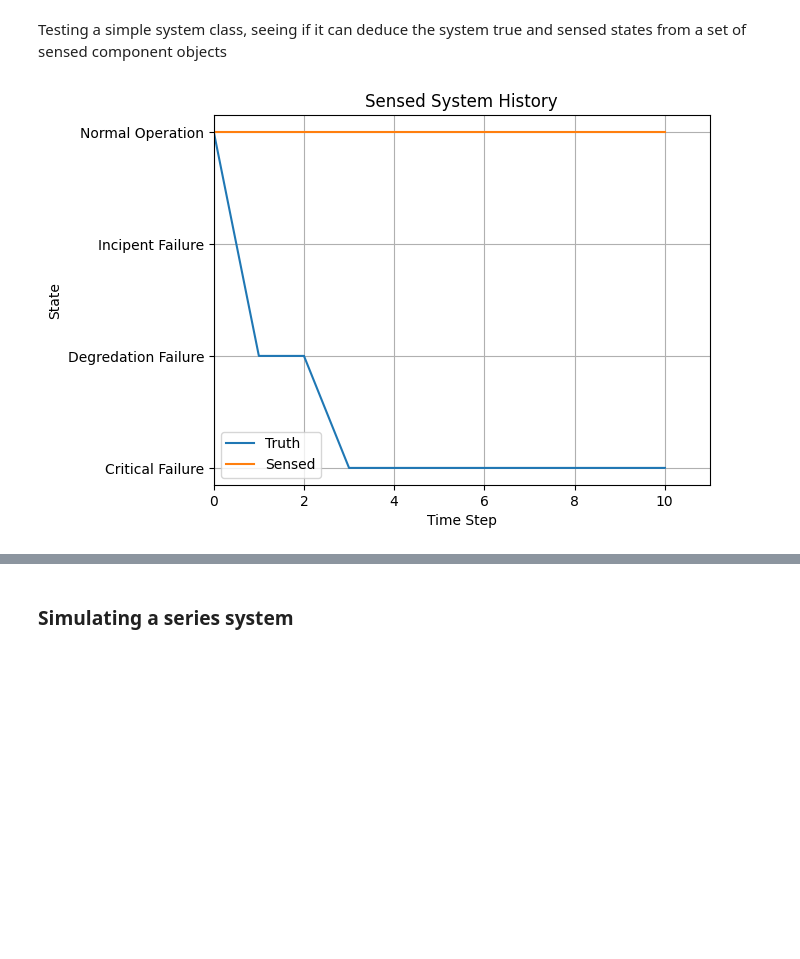
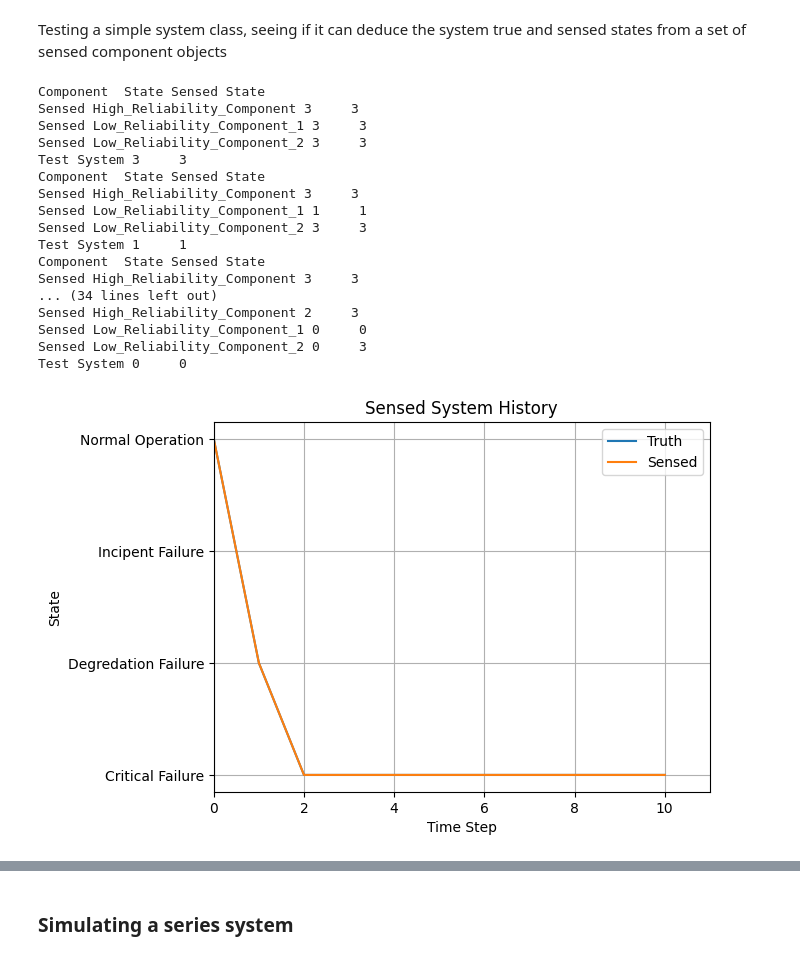
Before and after one commit to andreyaW/KISS, a Jupyter notebook: shipClassTests/systemTest.ipynb, the cells around one changed output, grey strips where cells are left out. Cells and saved outputs as stored; diff of their text form; code cells hidden in the pictures; blank space fills up the shorter version.

```diff
--- a/shipClassTests/systemTest.ipynb
+++ b/shipClassTests/systemTest.ipynb
@@ -14,37 +14,57 @@ states = { 0: 'Critical Failure',
            2: 'Incipent Failure',
            3: 'Normal Operation'}
 
 high_rel_mat = [[1, 0, 0, 0],
                 [0.4, 0.6, 0, 0],
                 [0.2, 0.2, 0.6, 0],
                 [0.025, 0.025, 0.05, 0.9]]
 
 low_rel_mat = [[1, 0, 0, 0],
                 [0.6, 0.4, 0, 0],
                 [0.2, 0.5, 0.3, 0],
                 [0.1, 0.1, 0.2, 0.6]]
 
 # assuming all components will have a default sensor with the same states and matrix (good sensing capability)
 sensor_states = {0: 'Faulty',
                  1: 'Normal Operation'}
 sensor_mat = [[1, 0],
               [0.5, 0.5]]
 
 # initialize three sensed components, one sensor attached to each component
 # the sensor is the same for all three components, but they can be different if desired
 sc1 = SensedComp(states, high_rel_mat, sensor_states, sensor_mat, 3, 'High_Reliability_Component')
 sc2 = SensedComp(states, low_rel_mat, sensor_states, sensor_mat, 3, 'Low_Reliability_Component_1')
 sc3 = SensedComp(states, low_rel_mat, sensor_states, sensor_mat, 3, 'Low_Reliability_Component_2')
 
 # create a system from the sensed components
 sensed_components = [sc1, sc2, sc3]
+sys = System('Test System', sensed_components)
 
-sys = System('test_system', sensed_components)
-# sys.outputSystemStates()
-sys.simulate(10)
+# simulate the system for 10 time steps
+steps = 10
+for step in range(steps):
+    # sys.outputSystemStates()
+    sys.simulate(1)
 sys.plotHistory()
 # %% [output]
+Component  State Sensed State
+Sensed High_Reliability_Component 3     3
+Sensed Low_Reliability_Component_1 3     3
+Sensed Low_Reliability_Component_2 3     3
+Test System 3     3
+Component  State Sensed State
+Sensed High_Reliability_Component 3     3
+Sensed Low_Reliability_Component_1 1     1
+Sensed Low_Reliability_Component_2 3     3
+Test System 1     1
+Component  State Sensed State
+Sensed High_Reliability_Component 3     3
+... (34 lines left out)
+Sensed High_Reliability_Component 2     3
+Sensed Low_Reliability_Component_1 0     0
+Sensed Low_Reliability_Component_2 0     3
+Test System 0     0
-[figure, old version]
+[figure, new version]
 # %%
 print("Sensor History for sensed components 1:")
 for i in range(len(sys.comps[0].sensors)):
```
Also changed, not shown: parts of 6 cells of this notebook, 14 other files.
